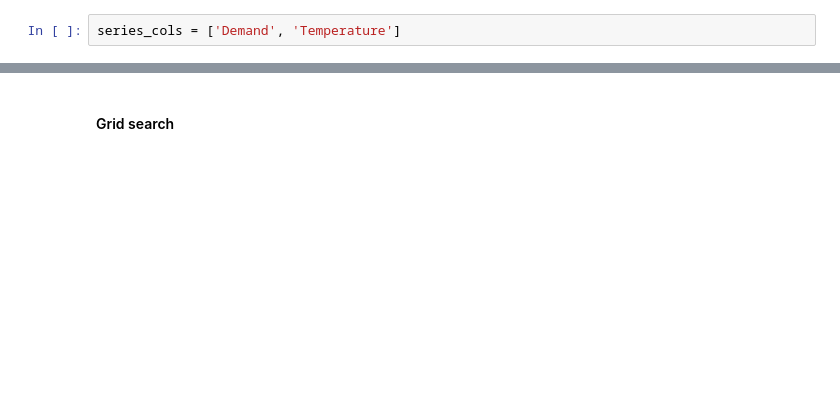
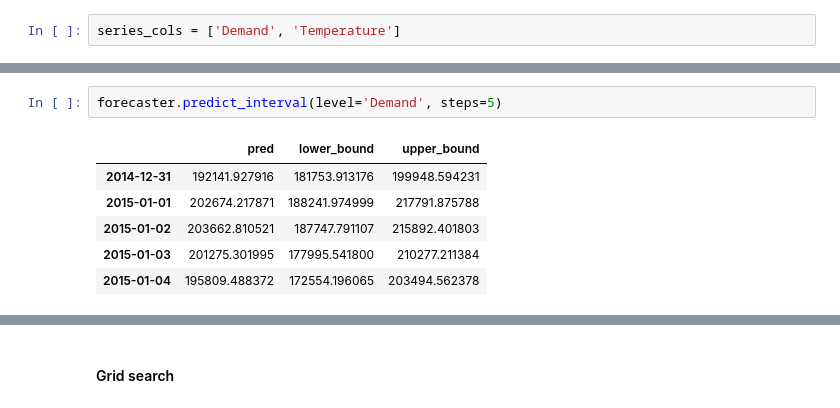
Before and after one commit to JoaquinAmatRodrigo/skforecast, a Jupyter notebook: dev/develop/skforecast_ForecasterAutoregMultiSeries_hyperparameters.ipynb, the cells around one changed output, grey strips where cells are left out. Saved outputs shown, nothing was run; the diff lists cells and outputs as text; blank space fills up the shorter version.

```diff
--- a/dev/develop/skforecast_ForecasterAutoregMultiSeries_hyperparameters.ipynb
+++ b/dev/develop/skforecast_ForecasterAutoregMultiSeries_hyperparameters.ipynb
@@ -2564,0 +2624,9 @@ Skforecast version: 0.5.dev1
+# %%
+forecaster.predict_interval(level='Demand', steps=5)
+# %% [output]
+|  | pred | lower_bound | upper_bound |
+| 2014-12-31 | 192141.927916 | 181753.913176 | 199948.594231 |
+| 2015-01-01 | 202674.217871 | 188241.974999 | 217791.875788 |
+| 2015-01-02 | 203662.810521 | 187747.791107 | 215892.401803 |
+| 2015-01-03 | 201275.301995 | 177995.541800 | 210277.211384 |
+| 2015-01-04 | 195809.488372 | 172554.196065 | 203494.562378 |
```
Also changed, not shown: parts of 10 cells of this notebook, 2 other files.
